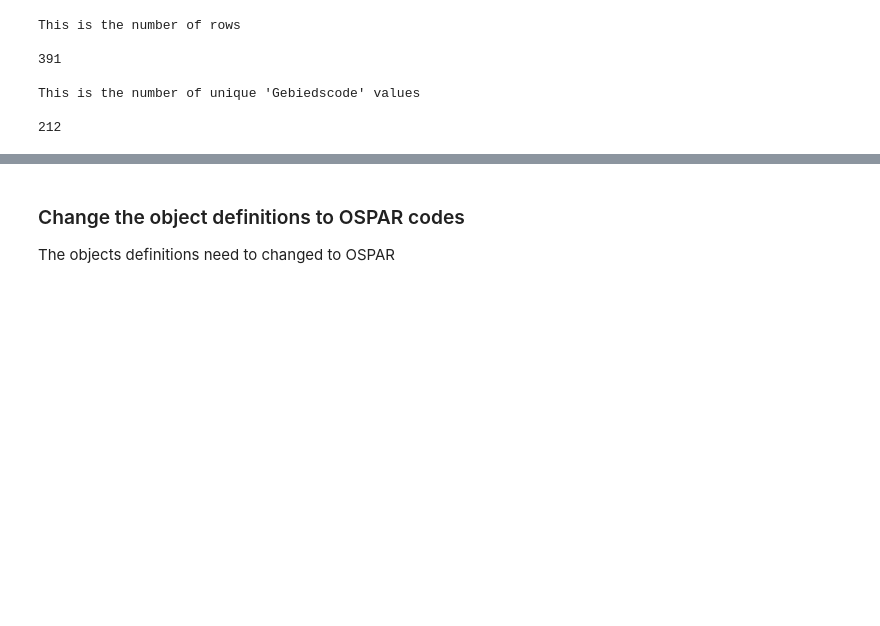
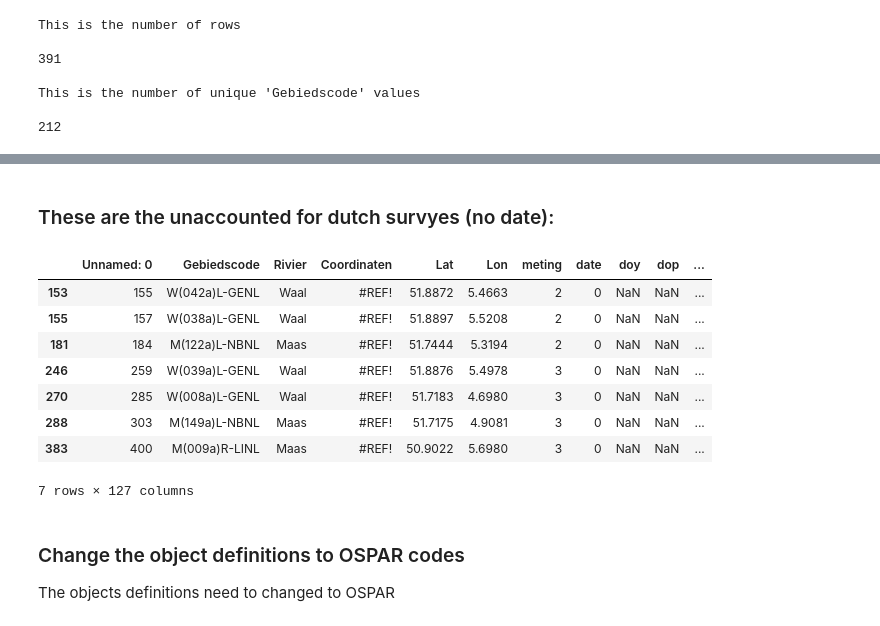
Before and after one commit to hammerdirt-analyst/rhinecode, a Jupyter notebook: harmonizesurveyresults.ipynb, the cells around one changed output, grey strips where cells are left out. Saved outputs shown, nothing was run; the diff lists cells and outputs as text; code cells hidden in the pictures; blank space fills up the shorter version.

```diff
--- a/harmonizesurveyresults.ipynb
+++ b/harmonizesurveyresults.ipynb
@@ -286,3 +465,17 @@ Name: quantity, dtype: float64
+# %% [markdown]
+### These are the unaccounted for dutch survyes (no date):
+# %%
+no_date_dutch_surveys
+# %% [output]
+|  | Unnamed: 0 | Gebiedscode | Rivier | Coordinaten | Lat | Lon | meting | date | doy | dop | ... |
+| 153 | 155 | W(042a)L-GENL | Waal | #REF! | 51.8872 | 5.4663 | 2 | 0 | NaN | NaN | ... |
+| 155 | 157 | W(038a)L-GENL | Waal | #REF! | 51.8897 | 5.5208 | 2 | 0 | NaN | NaN | ... |
+| 181 | 184 | M(122a)L-NBNL | Maas | #REF! | 51.7444 | 5.3194 | 2 | 0 | NaN | NaN | ... |
+| 246 | 259 | W(039a)L-GENL | Waal | #REF! | 51.8876 | 5.4978 | 3 | 0 | NaN | NaN | ... |
+| 270 | 285 | W(008a)L-GENL | Waal | #REF! | 51.7183 | 4.6980 | 3 | 0 | NaN | NaN | ... |
+| 288 | 303 | M(149a)L-NBNL | Maas | #REF! | 51.7175 | 4.9081 | 3 | 0 | NaN | NaN | ... |
+| 383 | 400 | M(009a)R-LINL | Maas | #REF! | 50.9022 | 5.6980 | 3 | 0 | NaN | NaN | ... |
+7 rows × 127 columns
 # %% [markdown]
 ### Change the object definitions to OSPAR codes
 
```
Also changed, not shown: parts of 15 cells of this notebook, 6 other files.
